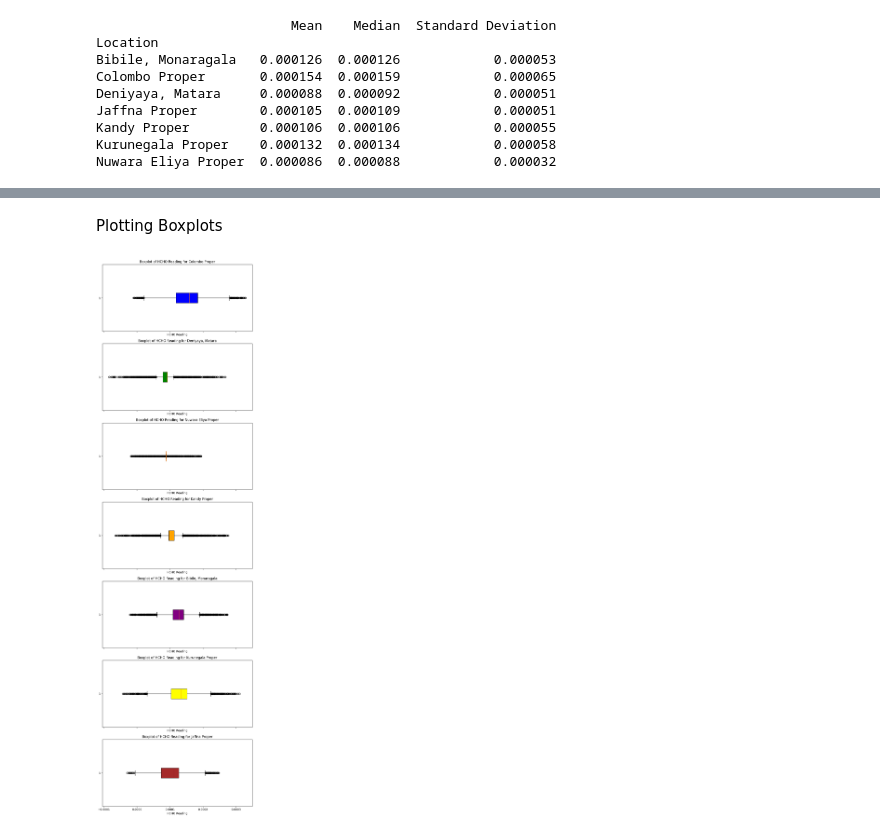
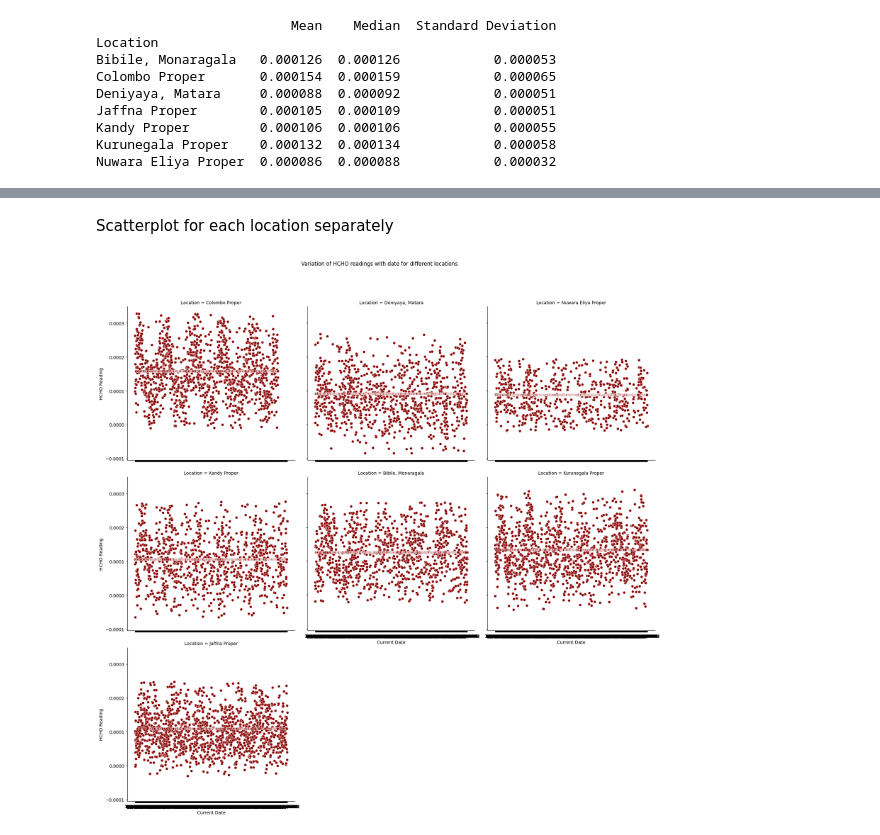
Before and after one commit to DeelakaDias/Analyzing-HCHO-Gas-Level-in-Sri-Lanka, a Jupyter notebook: Data Engineering CW.ipynb, the cells around one changed output, grey strips where cells are left out. Saved outputs shown, nothing was run; the diff lists cells and outputs as text; code cells hidden in the pictures.

```diff
--- a/Data Engineering CW.ipynb
+++ b/Data Engineering CW.ipynb
@@ -1507,29 +1484,11 @@ plt.show()
-# %% [markdown]
-Plotting Boxplots
-# %%
-# Get unique cities in the dataset
-unique_cities = the_dataset['Location'].unique()
-
-# Define colors for the boxplots
-colors = ['blue', 'green', 'red', 'orange', 'purple', 'yellow', 'brown']  # Add more colors if needed
-
-# Create subplots for each city
-fig, axes = plt.subplots(nrows=len(unique_cities), figsize=(8, 4 * len(unique_cities)), sharex=True)
-
-# Iterate over each city and create a boxplot
-for i, (city, color) in enumerate(zip(unique_cities, colors)):
-    # Filter data for the current city
-    city_data = the_dataset[the_dataset['Location'] == city]
-
-    # Plot boxplot for the current city with specified color
-    axes[i].boxplot(city_data['HCHO Reading'], vert=False, patch_artist=True, boxprops=dict(facecolor=color))
-
-    # Add labels and title for the current subplot
-    axes[i].set_xlabel('HCHO Reading')
-    axes[i].set_title(f'Boxplot of HCHO Reading for {city}')
-
-# Adjust layout and show the plot
-plt.tight_layout()
-plt.show()
-# %% [output]
-[figure, removed]
+# %% [markdown]
+Scatterplot for each location separately
+# %%
+
+graph = sns.FacetGrid(the_dataset, col='Location', col_wrap=3, height=6)
+graph.map(sns.scatterplot, "Current Date", "HCHO Reading", color="darkred")
+plt.subplots_adjust(top=0.9)
+graph.figure.suptitle("Variation of HCHO readings with date for different locations")
+plt.show()
+# %% [output]
+[figure, added]
```
Also changed, not shown: parts of 12 cells of this notebook.
